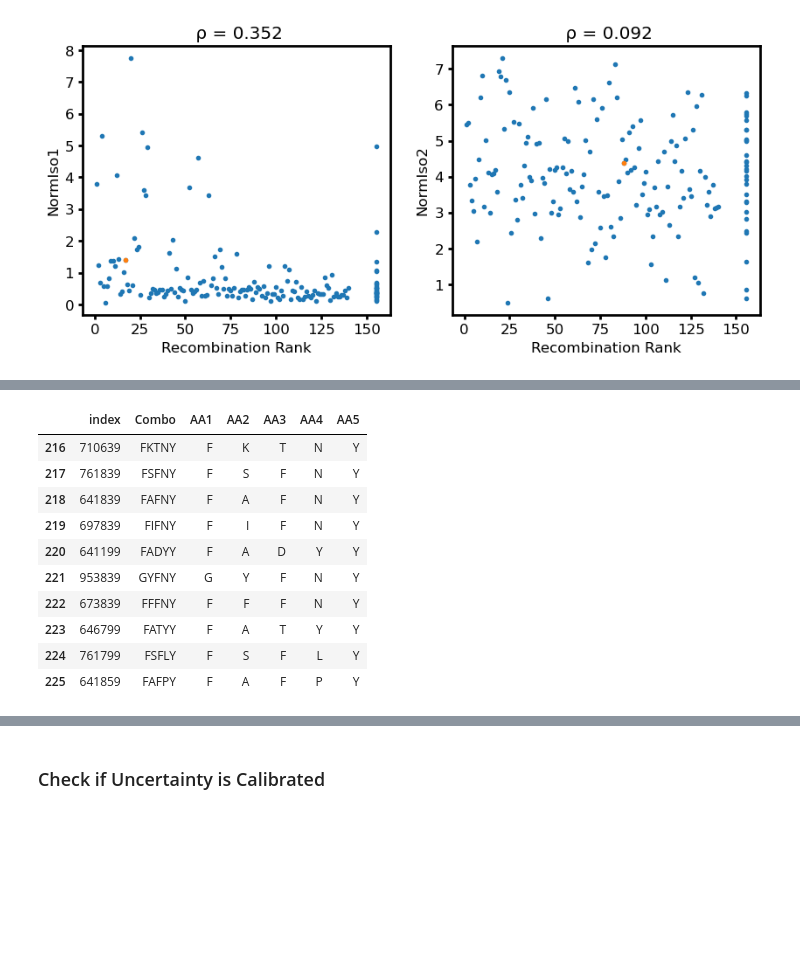
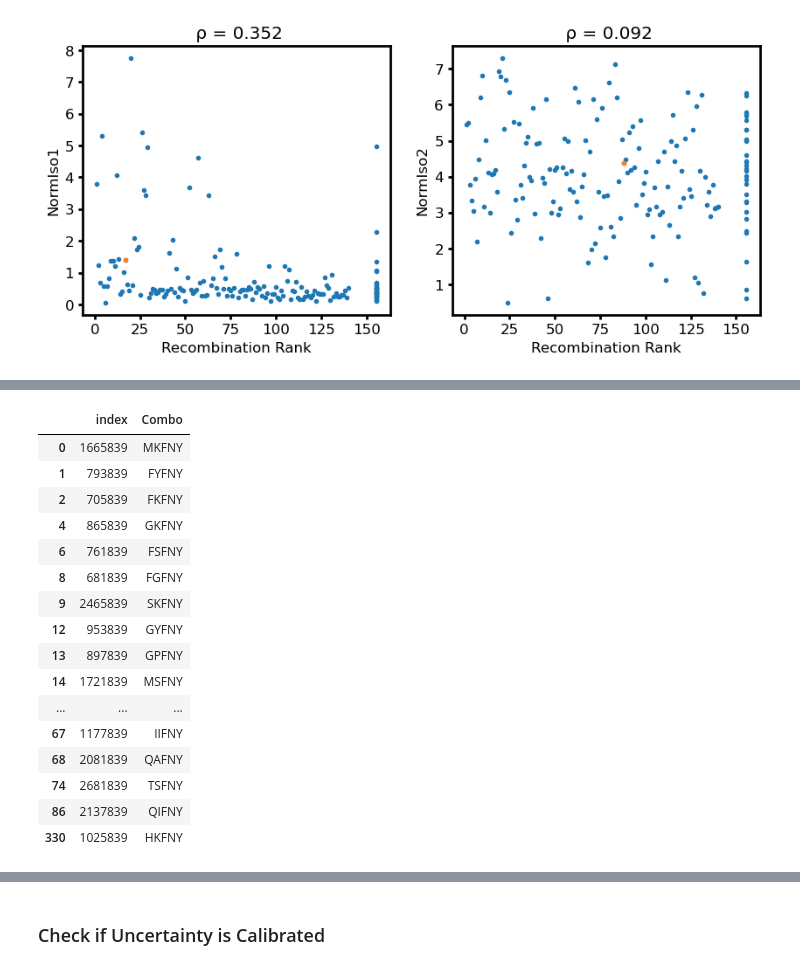
Before and after one commit to jsunn-y/ALDE, a Jupyter notebook: analysis/visualization.ipynb, the cells around one changed output, grey strips where cells are left out. Saved outputs shown, nothing was run; the diff lists cells and outputs as text; code cells hidden in the pictures; blank space fills up the shorter version.

```diff
--- a/analysis/visualization.ipynb
+++ b/analysis/visualization.ipynb
@@ -862,15 +864,21 @@ batch
 90 rows × 7 columns
-# %%
-batch.head(10)
-# %% [output]
-|  | index | Combo | AA1 | AA2 | AA3 | AA4 | AA5 |
-| 216 | 710639 | FKTNY | F | K | T | N | Y |
-| 217 | 761839 | FSFNY | F | S | F | N | Y |
-| 218 | 641839 | FAFNY | F | A | F | N | Y |
-| 219 | 697839 | FIFNY | F | I | F | N | Y |
-| 220 | 641199 | FADYY | F | A | D | Y | Y |
-| 221 | 953839 | GYFNY | G | Y | F | N | Y |
-| 222 | 673839 | FFFNY | F | F | F | N | Y |
-| 223 | 646799 | FATYY | F | A | T | Y | Y |
-| 224 | 761799 | FSFLY | F | S | F | L | Y |
-| 225 | 641859 | FAFPY | F | A | F | P | Y |
+# %%
+subset[subset['Combo'].str.contains('FNY')]
+# %% [output]
+|  | index | Combo |
+| 0 | 1665839 | MKFNY |
+| 1 | 793839 | FYFNY |
+| 2 | 705839 | FKFNY |
+| 4 | 865839 | GKFNY |
+| 6 | 761839 | FSFNY |
+| 8 | 681839 | FGFNY |
+| 9 | 2465839 | SKFNY |
+| 12 | 953839 | GYFNY |
+| 13 | 897839 | GPFNY |
+| 14 | 1721839 | MSFNY |
+| ... | ... | ... |
+| 67 | 1177839 | IIFNY |
+| 68 | 2081839 | QAFNY |
+| 74 | 2681839 | TSFNY |
+| 86 | 2137839 | QIFNY |
+| 330 | 1025839 | HKFNY |
```
Also changed, not shown: parts of 6 cells of this notebook, 5 other files.
